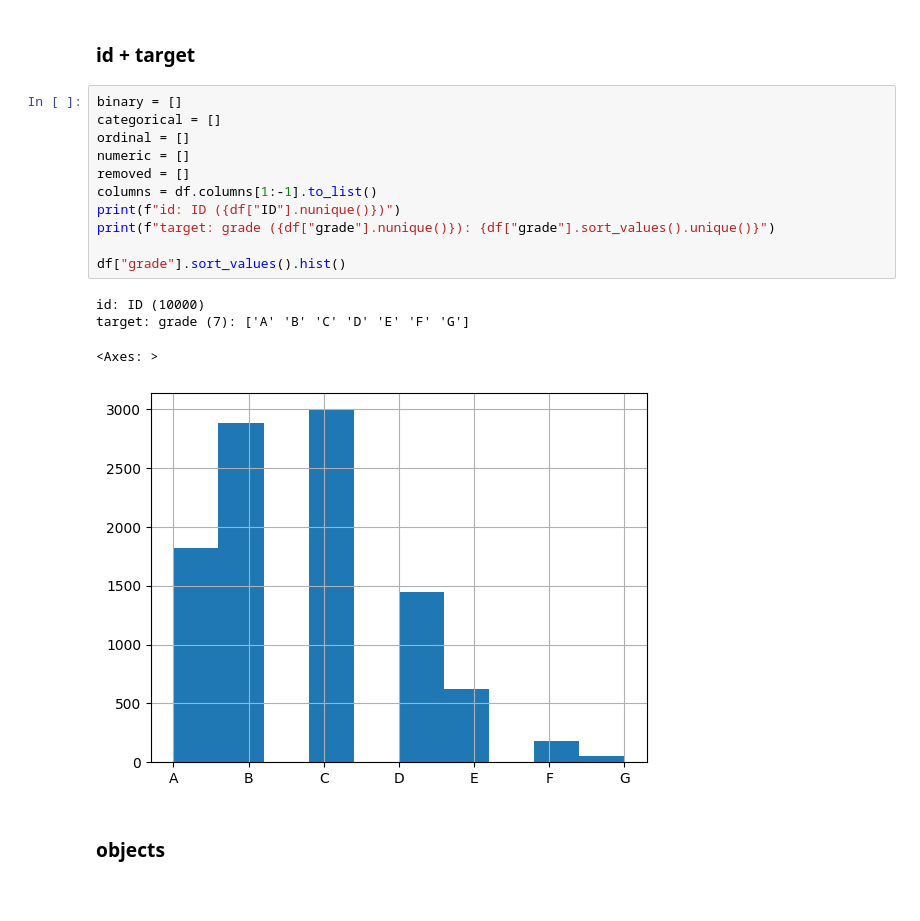
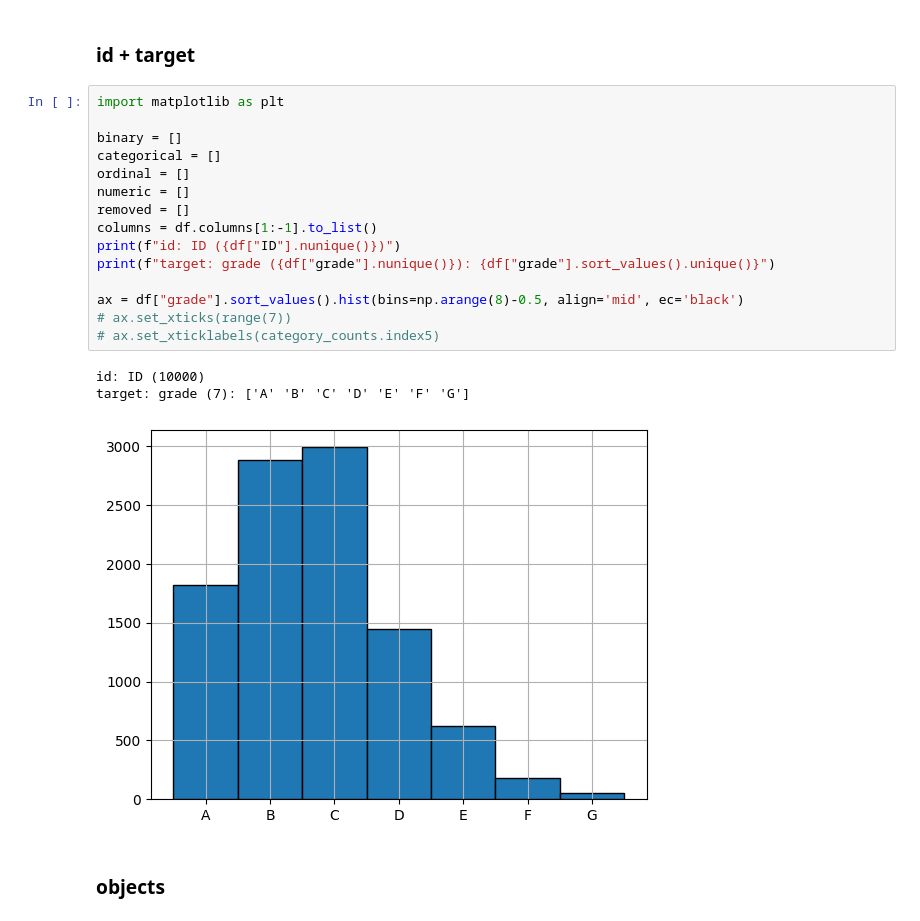
Before and after one commit to RabDou44/MachineLearning2024W, a Jupyter notebook: ass1/loan_analysis.ipynb, the cells around one changed output. Drawn from its saved outputs; the diff is of its cells as text; blank space fills up the shorter version.

```diff
--- a/ass1/loan_analysis.ipynb
+++ b/ass1/loan_analysis.ipynb
@@ -40,21 +40,24 @@ I don't think there are any missing values, no NaN, - or anything like that.
 # %% [markdown]
 ### id + target
 # %%
+import matplotlib as plt
+
 binary = []
 categorical = []
 ordinal = []
 numeric = []
 removed = []
 columns = df.columns[1:-1].to_list()
 print(f"id: ID ({df["ID"].nunique()})")
 print(f"target: grade ({df["grade"].nunique()}): {df["grade"].sort_values().unique()}")
 
-df["grade"].sort_values().hist()
+ax = df["grade"].sort_values().hist(bins=np.arange(8)-0.5, align='mid', ec='black')
+# ax.set_xticks(range(7))
+# ax.set_xticklabels(category_counts.index5)
 # %% [output]
 id: ID (10000)
 target: grade (7): ['A' 'B' 'C' 'D' 'E' 'F' 'G']
-<Axes: >
-[figure, old version]
+[figure, new version]
 # %% [markdown]
 ### objects
 # %%
```
Also changed, not shown: 1 other file.
